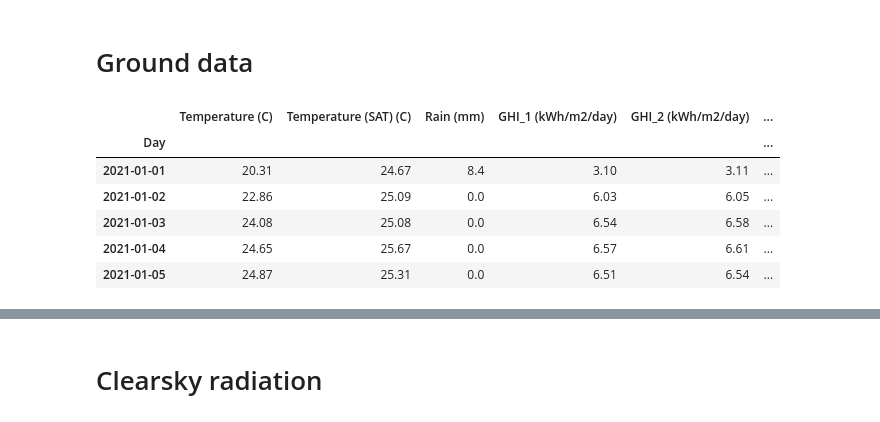
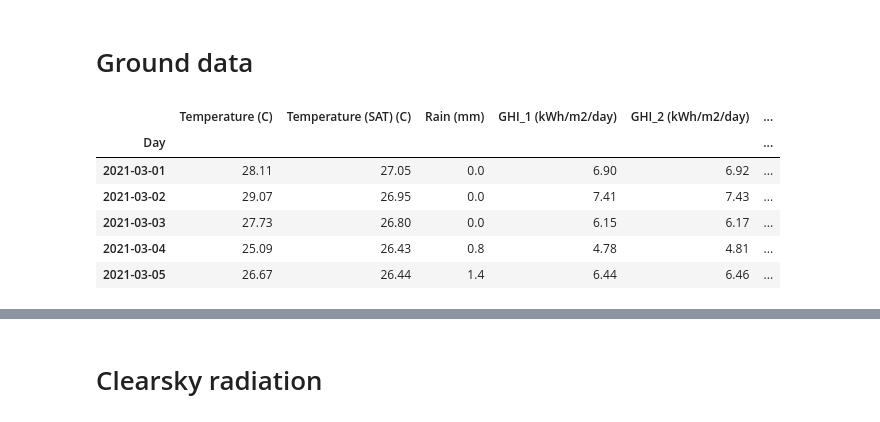
Before and after one commit to Marconi-Lab/SolarIrradiation, a Jupyter notebook: jupyter_notebooks/pvlib_pipeline.ipynb, the cells around one changed output, grey strips where cells are left out. Cells and saved outputs as stored; diff of their text form; code cells hidden in the pictures.

```diff
--- a/jupyter_notebooks/pvlib_pipeline.ipynb
+++ b/jupyter_notebooks/pvlib_pipeline.ipynb
@@ -10,5 +10,5 @@ latitude = 1.7157
 longitude = 33.6117
 tz = 'Africa/Kampala'
 
-start = '2021-01-01'
-end = '2022-01-01'
+start = '2021-03-01'
+end = '2021-03-31'
@@ -17,13 +52,16 @@ end = '2022-01-01'
 # %%
 Soroti_ground = pd.read_csv('Data/irradiation_measurements/ministry_energy_ug/cleaned/Soroti/Soroti_2021.csv')
 Soroti_ground['Day'] = pd.to_datetime(Soroti_ground['Day'])
 Soroti_ground = Soroti_ground.set_index('Day')
+
+# getting data for March 2021
+Soroti_ground = Soroti_ground.loc[start:end]
 Soroti_ground.head()
 # %% [output]
 |  | Temperature (C) | Temperature (SAT) (C) | Rain (mm) | GHI_1 (kWh/m2/day) | GHI_2 (kWh/m2/day) | ... |
 | Day |  |  |  |  |  | ... |
-| 2021-01-01 | 20.31 | 24.67 | 8.4 | 3.10 | 3.11 | ... |
-| 2021-01-02 | 22.86 | 25.09 | 0.0 | 6.03 | 6.05 | ... |
-| 2021-01-03 | 24.08 | 25.08 | 0.0 | 6.54 | 6.58 | ... |
-| 2021-01-04 | 24.65 | 25.67 | 0.0 | 6.57 | 6.61 | ... |
-| 2021-01-05 | 24.87 | 25.31 | 0.0 | 6.51 | 6.54 | ... |
+| 2021-03-01 | 28.11 | 27.05 | 0.0 | 6.90 | 6.92 | ... |
+| 2021-03-02 | 29.07 | 26.95 | 0.0 | 7.41 | 7.43 | ... |
+| 2021-03-03 | 27.73 | 26.80 | 0.0 | 6.15 | 6.17 | ... |
+| 2021-03-04 | 25.09 | 26.43 | 0.8 | 4.78 | 4.81 | ... |
+| 2021-03-05 | 26.67 | 26.44 | 1.4 | 6.44 | 6.46 | ... |
```
Also changed, not shown: parts of 22 cells of this notebook.
